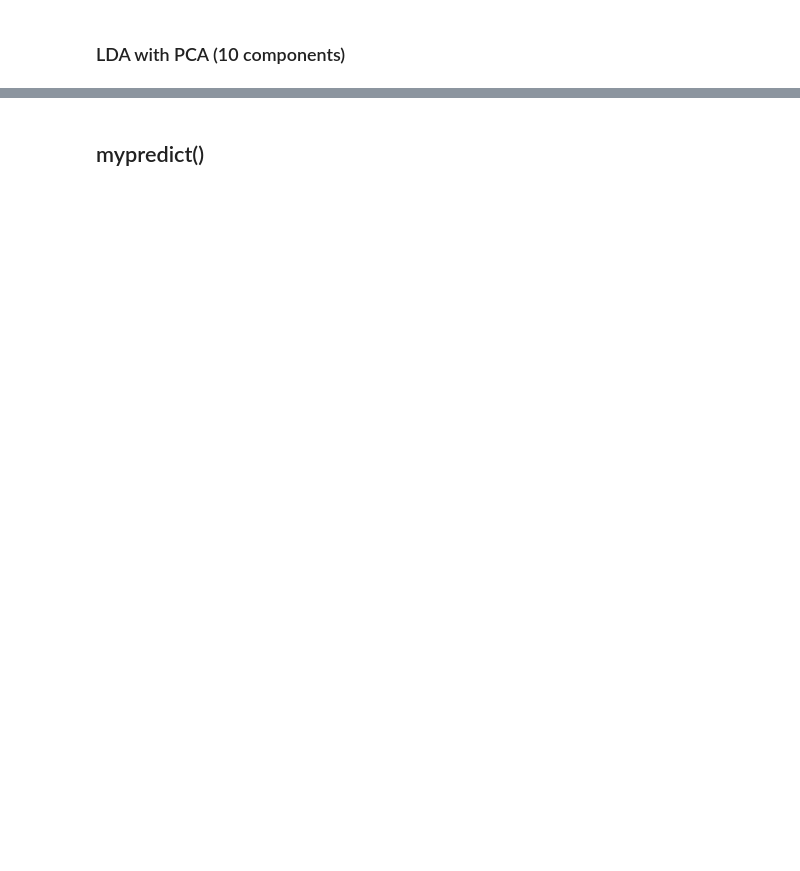
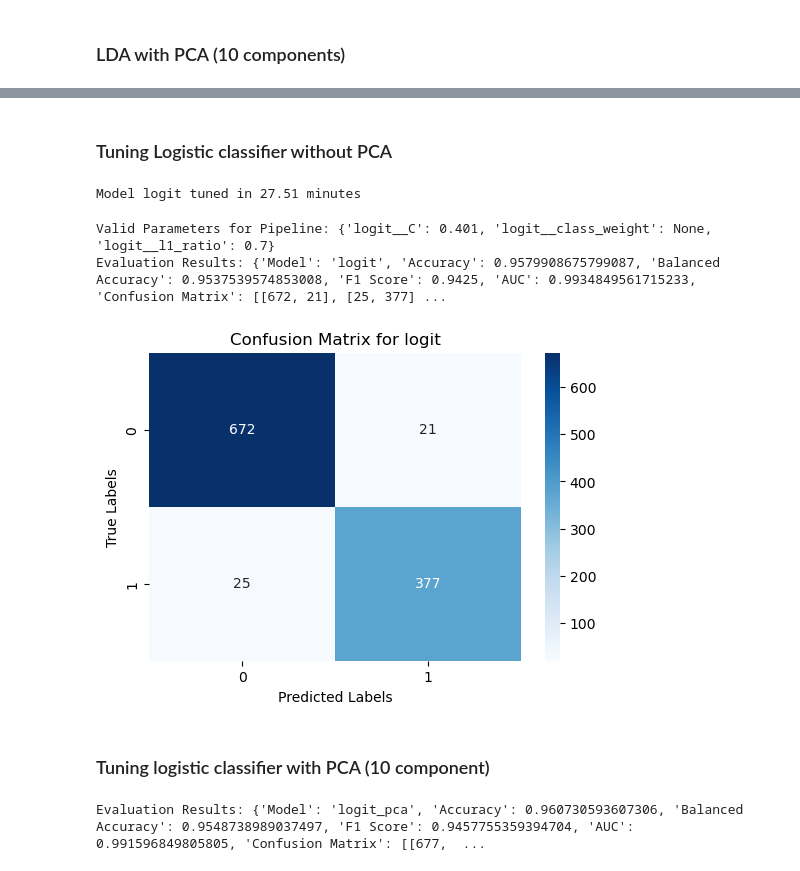
Before and after one commit to NeuralWave42/ST443-Project, a Jupyter notebook: task1.ipynb, the cells around one changed output, grey strips where cells are left out. Drawn from its saved outputs; the diff is of its cells as text; code cells hidden in the pictures; blank space fills up the shorter version.

Commit message:
class based approach and PCA based on best older param is applied here

```diff
--- a/task1.ipynb
+++ b/task1.ipynb
@@ -270,5 +129,0 @@ Evaluation results for lda saved in file Tuning_params/lda_evaluation_summary.cs
-# %%
-# Print confusion matrix
-if "Confusion Matrix" in lda_eval:
-    labels = sorted(np.unique(y_test))  # Ensure proper labels are used
-    plot_confusion_matrix(lda_eval["Confusion Matrix"], labels, title="LDA Confusion Matrix")
@@ -330,4 +129,0 @@ Evaluation Results for LDA with PCA:
-# %%
-if "Confusion Matrix" in lda_pca_eval:
-    labels = sorted(np.unique(y_test))
-    plot_confusion_matrix(lda_pca_eval["Confusion Matrix"], labels, title="LDA (PCA 10 Components) Confusion Matrix")
@@ -407,6 +168,8 @@ class ModelPipeline:
         self.standardize = standardize
         self.with_pca = with_pca
         self.n_pca_components = n_pca_components
+        self.random_state = random_state
+
         self.pipeline = None
         self.best_params = {}
         self.results = {}  # Store evaluation results for each model
@@ -479,7 +242,6 @@ class ModelPipeline:
         full_results.to_csv(f"Tuning_params/{self.name}_all_results.csv", index=False)
         with open(f"Tuning_params/{self.name}_best_params.json", "w") as f:
             json.dump(self.best_params, f, indent=4)
-
         print(f"Model {self.name} tuned in {elapsed_time:.2f} minutes") #log running time
 
     def evaluate(self, X_train, X_test, y_train, y_test):
@@ -1287,2 +363,43 @@ final_results
-# %% [markdown]
-## mypredict()
+# %% [markdown]
+### Tuning Logistic classifier without PCA
+# %%
+# Fixed parameters for logistic regression
+logit_fixed_params = {
+    "logit__max_iter": 100,
+    "logit__solver": "saga",
+    "logit__n_jobs": -1,
+    "logit__penalty": "elasticnet"
+}
+
+logit_grid_params = {
+    "logit__C": [0.001, 0.101, 0.201, 0.301, 0.401, 0.501, 0.601, 0.701, 0.801, 0.901, 1.001, 5, 10],
+    "logit__l1_ratio": [0.0, 0.1, 0.2, 0.3, 0.4, 0.5, 0.6, 0.7, 0.8, 0.9, 1.0],
+    "logit__class_weight": [None, "balanced"]
+}
+
+logit_model = ModelPipeline(
+    model=LogisticRegression(),
+    name="logit",
+    standardize=True,
+    with_pca=False
+)
+
+logit_model.create_pipeline()
+logit_model.set_params(logit_fixed_params)
+# %%
+logit_model.tune(X_train, y_train, logit_grid_params)
+# %% [output]
+Model logit tuned in 27.51 minutes
+# %%
+logit_model.evaluate(X_train, X_test, y_train, y_test)
+# %% [output]
+Valid Parameters for Pipeline: {'logit__C': 0.401, 'logit__class_weight': None, 'logit__l1_ratio': 0.7}
+Evaluation Results: {'Model': 'logit', 'Accuracy': 0.9579908675799087, 'Balanced Accuracy': 0.9537539574853008, 'F1 Score': 0.9425, 'AUC': 0.9934849561715233, 'Confusion Matrix': [[672, 21], [25, 377] ...
+# %%
+confusion = logit_model.results["Confusion Matrix"]
+labels = sorted(np.unique(y_test))
+plot_confusion_matrix(confusion, labels, title=f"Confusion Matrix for {logit_model.name}")
+# %% [output]
+[figure, added]
+# %% [markdown]
+### Tuning logistic classifier with PCA (10 component)
@@ -1288,0 +425,4 @@ final_results
+# %%
+logit_pca_model.evaluate(X_train, X_test, y_train, y_test)
+# %% [output]
+Evaluation Results: {'Model': 'logit_pca', 'Accuracy': 0.960730593607306, 'Balanced Accuracy': 0.9548738989037497, 'F1 Score': 0.9457755359394704, 'AUC': 0.991596849805805, 'Confusion Matrix': [[677,  ...
```
Also changed, not shown: parts of 160 cells of this notebook, 12 other files.
